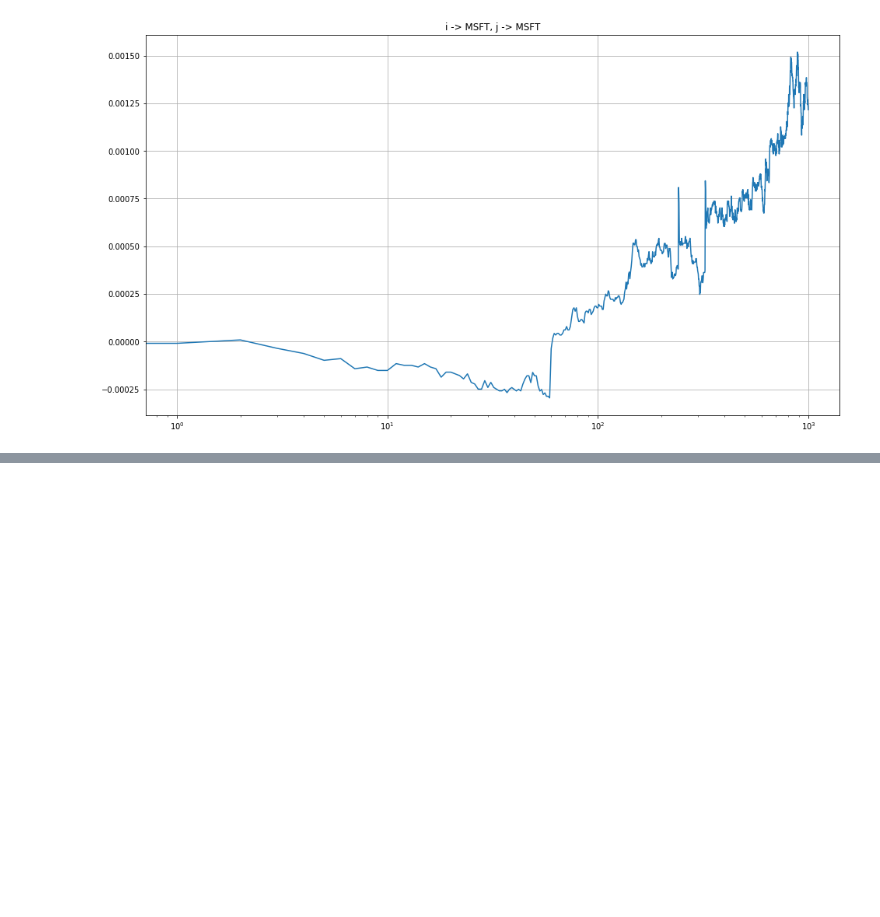
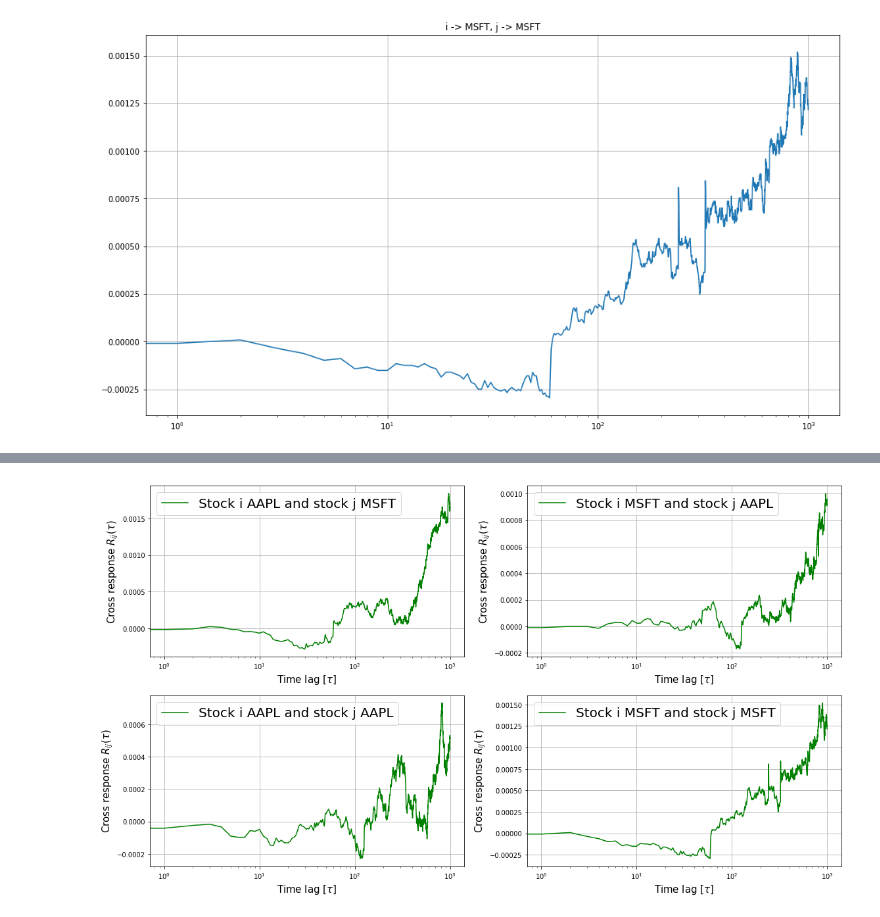
Before and after one commit to juanhenao21/financial_response_spread_year, a Jupyter notebook: Cross_response_individual_stock/Algorithms/cross_response_functions.ipynb, the cells around one changed output, grey strips where cells are left out. Cells and saved outputs as stored; diff of their text form; code cells hidden in the pictures; blank space fills up the shorter version.

```diff
--- a/Cross_response_individual_stock/Algorithms/cross_response_functions.ipynb
+++ b/Cross_response_individual_stock/Algorithms/cross_response_functions.ipynb
@@ -141,0 +144,46 @@ plt.grid(True)
+# %%
+cross1 = pickle.load(open('../Data/cross_response_functions_data/cross_201603%s_%si_%sj.pickl' % (day, ticker_i, ticker_j), 'rb'))
+cross2 = pickle.load(open('../Data/cross_response_functions_data/cross_201603%s_%si_%sj.pickl' % (day, ticker_j, ticker_i), 'rb'))
+cross3 = pickle.load(open('../Data/cross_response_functions_data/cross_201603%s_%si_%sj.pickl' % (day, ticker_i, ticker_i), 'rb'))
+cross4 = pickle.load(open('../Data/cross_response_functions_data/cross_201603%s_%si_%sj.pickl' % (day, ticker_j, ticker_j), 'rb'))
+
+plt.figure(figsize=(16,9))
+plt.subplots_adjust(hspace = 0, wspace = 0)
+
+ax1 = plt.subplot(221)
+plot1 = plt.semilogx(cross1, '-g', label='Stock i %s and stock j %s' % (ticker_i, ticker_j))
+#plt.setp(ax1.get_xticklabels(), visible=False)
+plt.xlabel(r'Time lag $[\tau]$', fontsize=15)
+plt.ylabel(r'Cross response $ R_{ij} (\tau) $', fontsize=15)
+plt.legend(loc='best', fontsize=20)
+plt.grid(True)
+
+ax2 = plt.subplot(222)
+plot2 = plt.semilogx(cross2, '-g', label='Stock i %s and stock j %s' % (ticker_j, ticker_i))
+plt.xlabel(r'Time lag $[\tau]$', fontsize=15)
+plt.ylabel(r'Cross response $ R_{ij} (\tau) $', fontsize=15)
+#plt.setp(ax2.get_xticklabels(), visible = False)
+#plt.setp(ax2.get_yticklabels(), visible = False)
+plt.legend(loc='best', fontsize=20)
+plt.grid(True)
+
+ax3 = plt.subplot(223)
+plot3 = plt.semilogx(cross3, '-g', label='Stock i %s and stock j %s' % (ticker_i, ticker_i))
+plt.xlabel(r'Time lag $[\tau]$', fontsize=15)
+plt.ylabel(r'Cross response $ R_{ij} (\tau) $', fontsize=15)
+plt.legend(loc='best', fontsize=20)
+plt.grid(True)
+
+ax4 = plt.subplot(224)
+plot4 = plt.semilogx(cross4, '-g', label='Stock i %s and stock j %s' % (ticker_j, ticker_j))
+plt.xlabel(r'Time lag $[\tau]$', fontsize=15)
+plt.ylabel(r'Cross response $ R_{ij} (\tau) $', fontsize=15)
+#plt.setp(ax4.get_yticklabels(), visible = False)
+plt.legend(loc='best', fontsize=20)
+plt.grid(True)
+
+plt.tight_layout()
+
+plt.savefig('cross_response.png')
+# %% [output]
+[figure, added]
```
Also changed, not shown: parts of 1 cell of this notebook, 4 other files.
